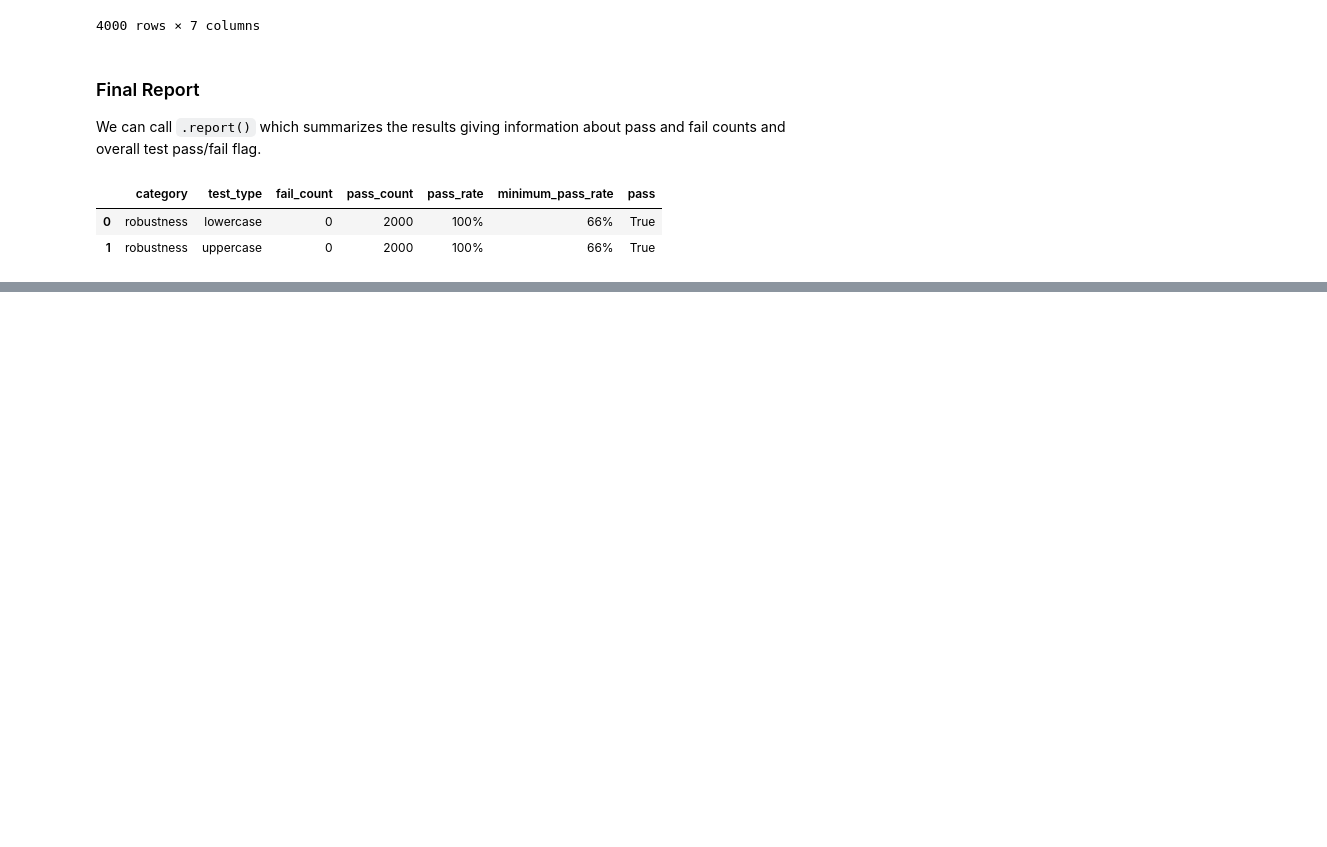
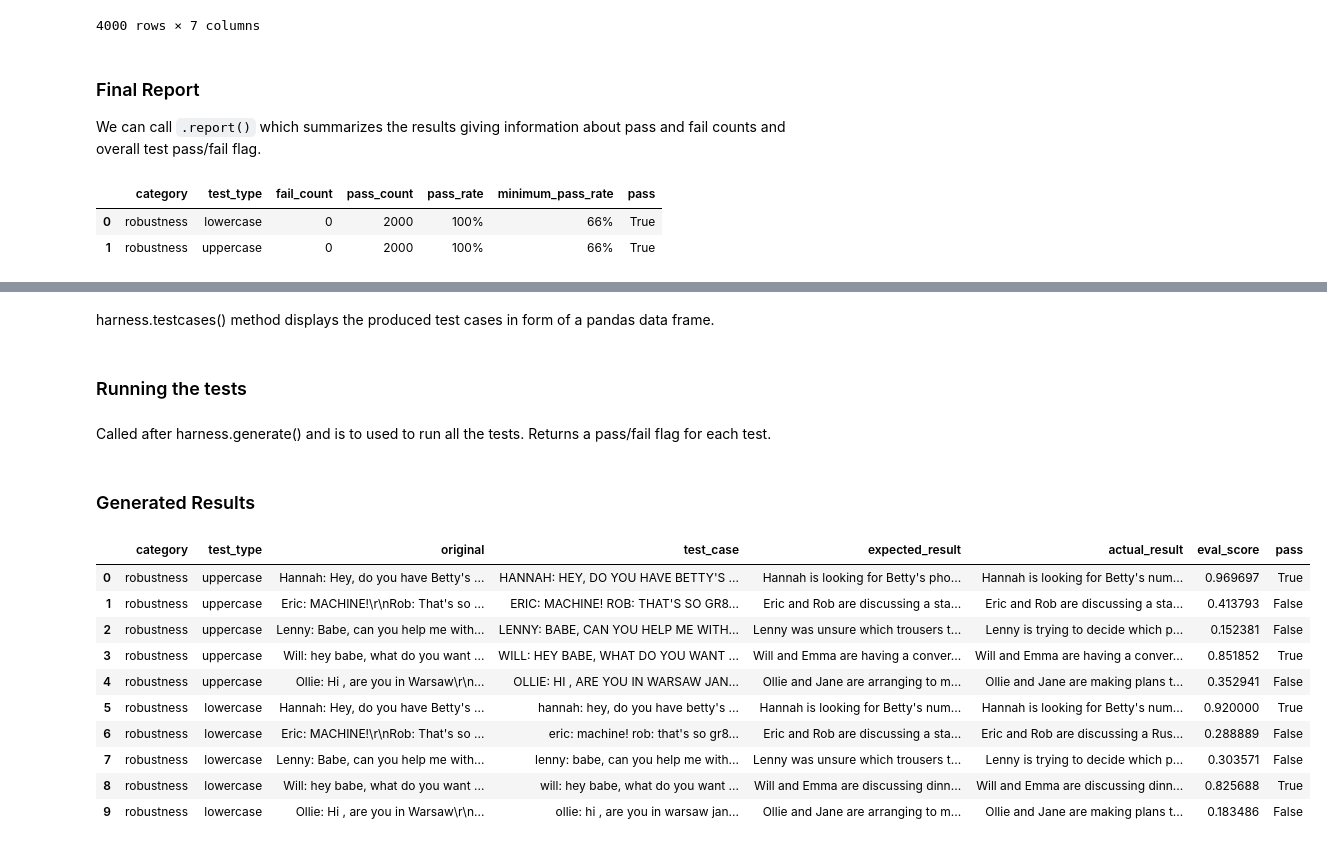
Before and after one commit to JohnSnowLabs/langtest, a Jupyter notebook: demo/tutorials/misc/HuggingFace_Dataset_Notebook.ipynb, the cells around one changed output, grey strips where cells are left out. Drawn from its saved outputs; the diff is of its cells as text; code cells hidden in the pictures; blank space fills up the shorter version.

Commit message:
Updated HuggingFace_Dataset_Notebook and Robustness_DEMO

```diff
--- a/demo/tutorials/misc/HuggingFace_Dataset_Notebook.ipynb
+++ b/demo/tutorials/misc/HuggingFace_Dataset_Notebook.ipynb
@@ -333,0 +348,8 @@ harness.report()
+# %%
+harness = Harness(task="summarization", hub="openai",
+                   model="text-davinci-003",
+                  data={"name":'samsum',
+                  "feature_column":"dialogue",
+                  "target_column":'summary',
+                  "split":"test"
+                  })
@@ -333,0 +396,2 @@ harness.report()
+# %%
+harness.data=harness.data[0:5]
@@ -333,0 +418,24 @@ harness.report()
+# %% [markdown]
+harness.testcases() method displays the produced test cases in form of a pandas data frame.
+# %% [markdown]
+### Running the tests
+# %%
+harness.run()
+# %% [markdown]
+Called after harness.generate() and is to used to run all the tests.  Returns a pass/fail flag for each test.
+# %% [markdown]
+### Generated Results
+# %%
+harness.generated_results()
+# %% [output]
+|  | category | test_type | original | test_case | expected_result | actual_result | eval_score | pass |
+| 0 | robustness | uppercase | Hannah: Hey, do you have Betty's ... | HANNAH: HEY, DO YOU HAVE BETTY'S ... | Hannah is looking for Betty's pho... | Hannah is looking for Betty's num... | 0.969697 | True |
+| 1 | robustness | uppercase | Eric: MACHINE!\r\nRob: That's so ... | ERIC: MACHINE! ROB: THAT'S SO GR8... | Eric and Rob are discussing a sta... | Eric and Rob are discussing a sta... | 0.413793 | False |
+| 2 | robustness | uppercase | Lenny: Babe, can you help me with... | LENNY: BABE, CAN YOU HELP ME WITH... | Lenny was unsure which trousers t... | Lenny is trying to decide which p... | 0.152381 | False |
+| 3 | robustness | uppercase | Will: hey babe, what do you want ... | WILL: HEY BABE, WHAT DO YOU WANT ... | Will and Emma are having a conver... | Will and Emma are having a conver... | 0.851852 | True |
+| 4 | robustness | uppercase | Ollie: Hi , are you in Warsaw\r\n... | OLLIE: HI , ARE YOU IN WARSAW JAN... | Ollie and Jane are arranging to m... | Ollie and Jane are making plans t... | 0.352941 | False |
+| 5 | robustness | lowercase | Hannah: Hey, do you have Betty's ... | hannah: hey, do you have betty's ... | Hannah is looking for Betty's num... | Hannah is looking for Betty's num... | 0.920000 | True |
+| 6 | robustness | lowercase | Eric: MACHINE!\r\nRob: That's so ... | eric: machine! rob: that's so gr8... | Eric and Rob are discussing a sta... | Eric and Rob are discussing a Rus... | 0.288889 | False |
+| 7 | robustness | lowercase | Lenny: Babe, can you help me with... | lenny: babe, can you help me with... | Lenny was unsure which trousers t... | Lenny is trying to decide which p... | 0.303571 | False |
+| 8 | robustness | lowercase | Will: hey babe, what do you want ... | will: hey babe, what do you want ... | Will and Emma are discussing dinn... | Will and Emma are discussing dinn... | 0.825688 | True |
+| 9 | robustness | lowercase | Ollie: Hi , are you in Warsaw\r\n... | ollie: hi , are you in warsaw jan... | Ollie and Jane are arranging to m... | Ollie and Jane are making plans t... | 0.183486 | False |
```
Also changed, not shown: parts of 17 cells of this notebook, 1 other file.
